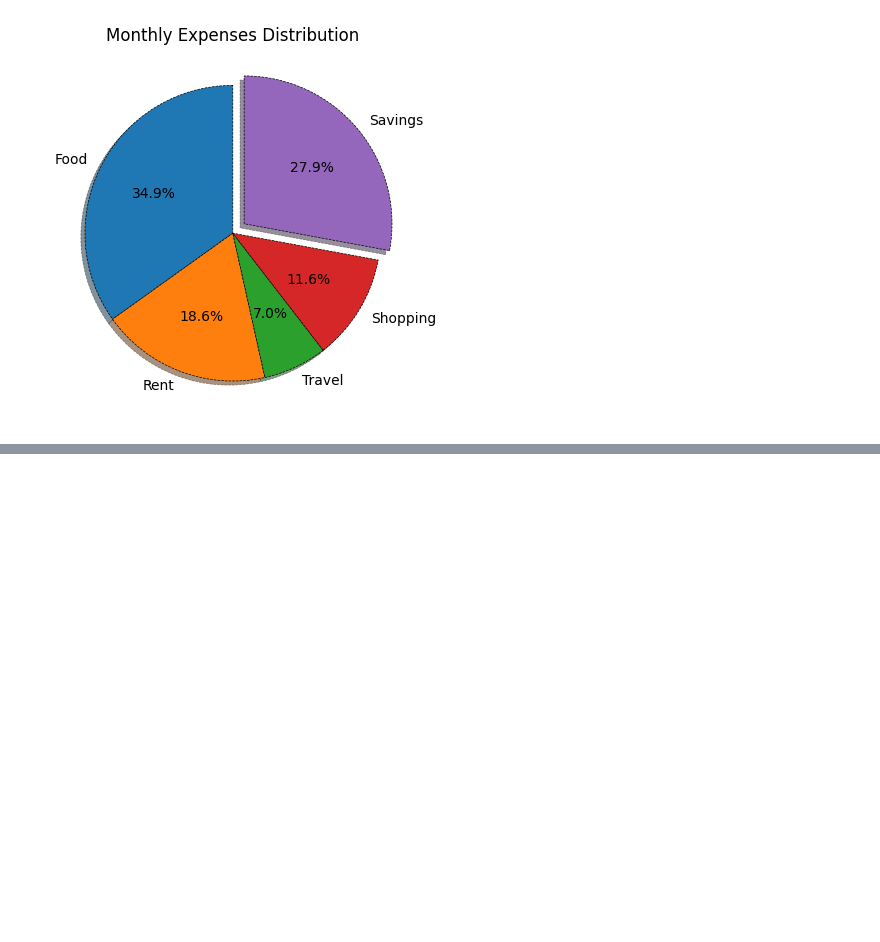
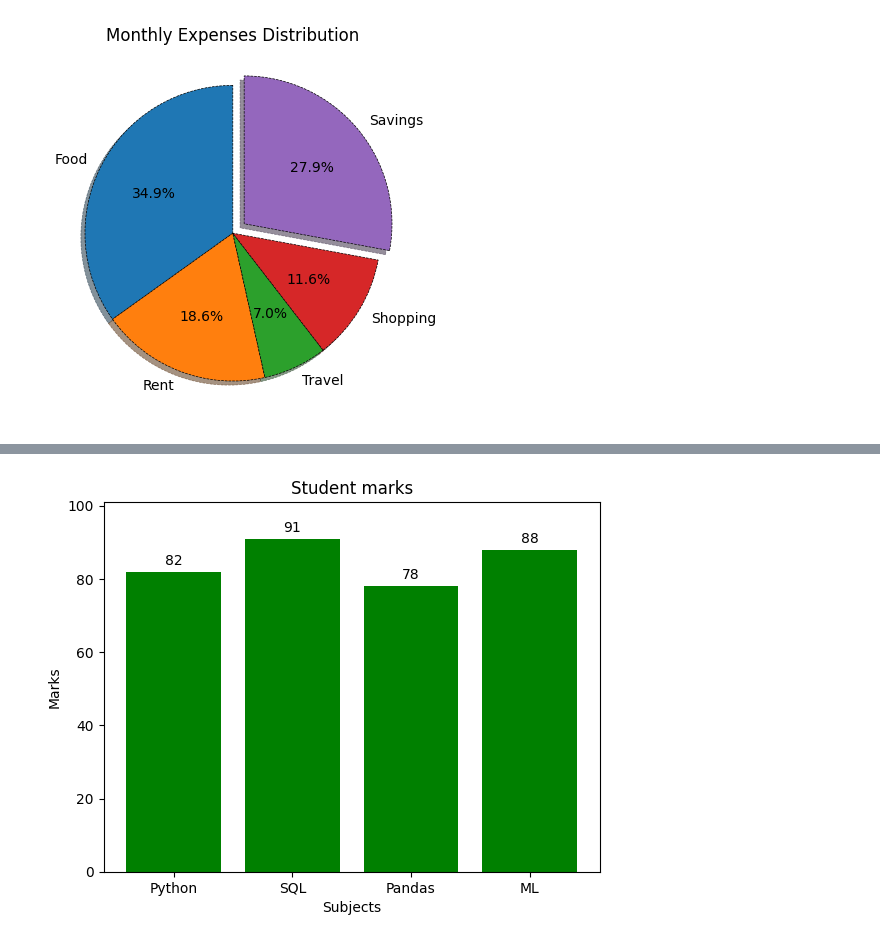
Before and after one commit to harshaiml/aiml-daily-practice, a Jupyter notebook: Practice/Part 7 - Data Visualization/Part - 1/matplotlib_practice_revision.ipynb, the cells around one changed output, grey strips where cells are left out. Saved outputs shown, nothing was run; the diff lists cells and outputs as text; code cells hidden in the pictures; blank space fills up the shorter version.

```diff
--- a/Practice/Part 7 - Data Visualization/Part - 1/matplotlib_practice_revision.ipynb
+++ b/Practice/Part 7 - Data Visualization/Part - 1/matplotlib_practice_revision.ipynb
@@ -131,0 +156,15 @@ plt.show()
+# %%
+subjects = ["Python", "SQL", "Pandas", "ML"]
+marks = [82, 91, 78, 88]
+
+plt.bar(subjects, marks, color="green")
+
+plt.title("Student marks")
+plt.xlabel("Subjects")
+plt.ylabel("Marks")
+for i in range(len (subjects)):
+    plt.text(subjects[i], marks[i]+2, str(marks[i]), ha="center")
+plt.ylim(0, max(marks)+10)
+plt.show()
+# %% [output]
+[figure, added]
```
Also changed, not shown: parts of 2 cells of this notebook, 1 other file.
